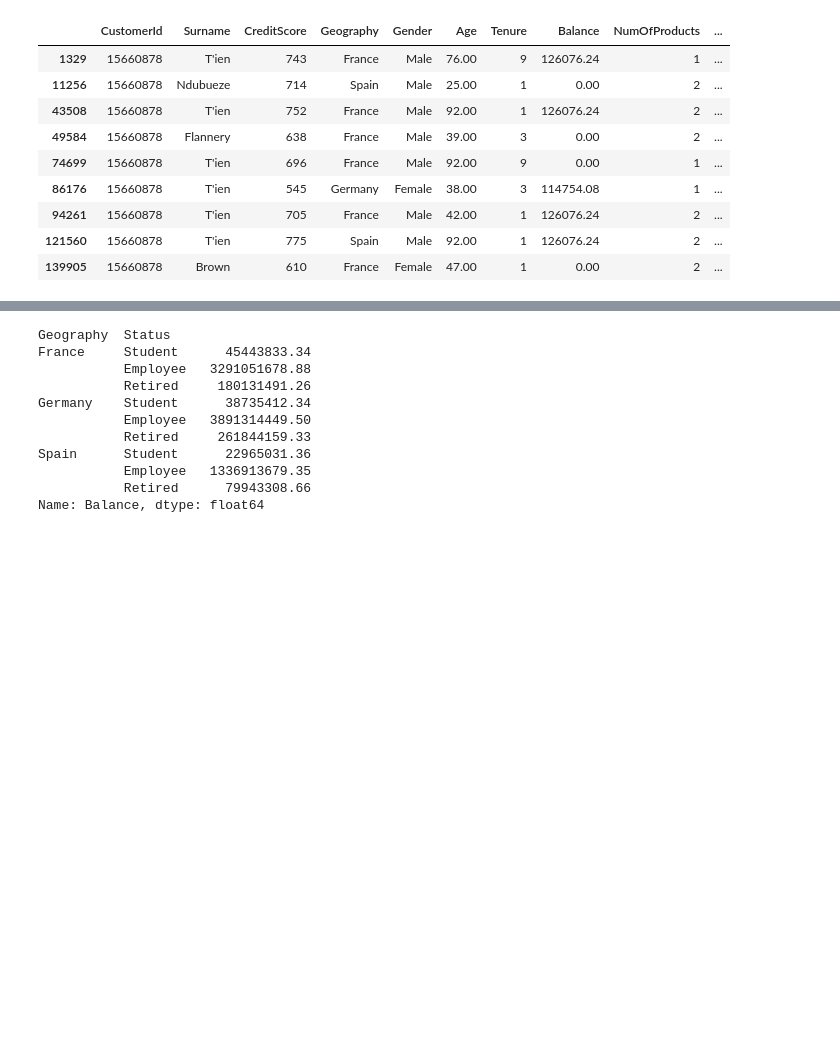
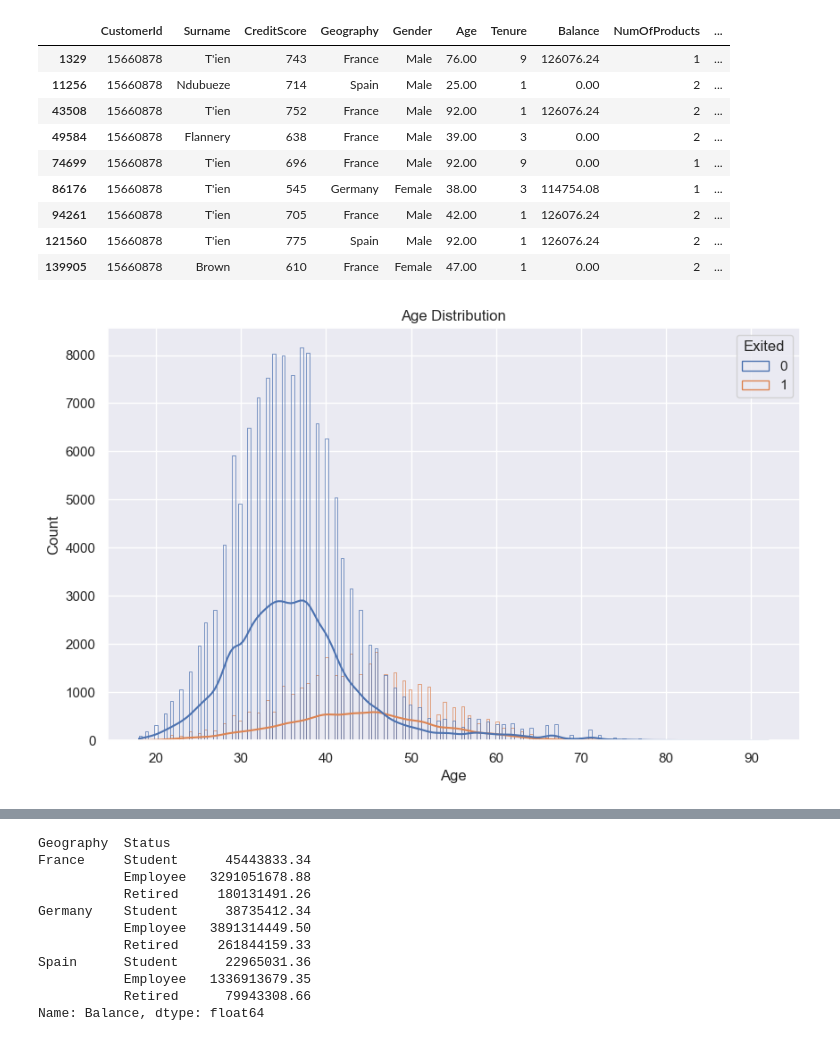
Before and after one commit to betuldemirdag/Ada_Lovelace_Akademi_Bitirme_Projesi, a Jupyter notebook: bank_churn.ipynb, the cells around one changed output, grey strips where cells are left out. Saved outputs shown, nothing was run; the diff lists cells and outputs as text; code cells hidden in the pictures; blank space fills up the shorter version.

```diff
--- a/bank_churn.ipynb
+++ b/bank_churn.ipynb
@@ -140,3 +140,10 @@ data.loc[data["CustomerId"] == 15660878]
 | 94261 | 15660878 | T'ien | 705 | France | Male | 42.00 | 1 | 126076.24 | 2 | ... |
 | 121560 | 15660878 | T'ien | 775 | Spain | Male | 92.00 | 1 | 126076.24 | 2 | ... |
 | 139905 | 15660878 | Brown | 610 | France | Female | 47.00 | 1 | 0.00 | 2 | ... |
+# %%
+plt.figure(figsize=(10,6))
+sns.histplot(data=data, x = "Age", kde=True, fill = False, hue = "Exited")
+plt.title("Age Distribution")
+plt.show()
+# %% [output]
+[figure, added]
```
Also changed, not shown: parts of 26 cells of this notebook, 3 other files.
